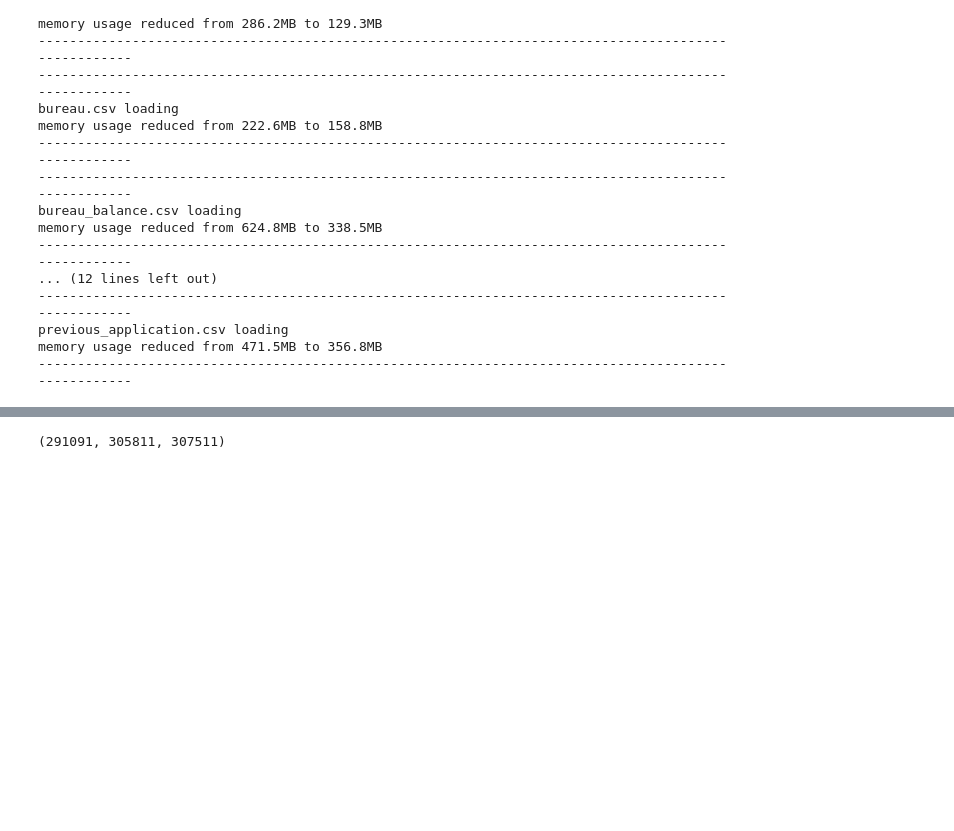
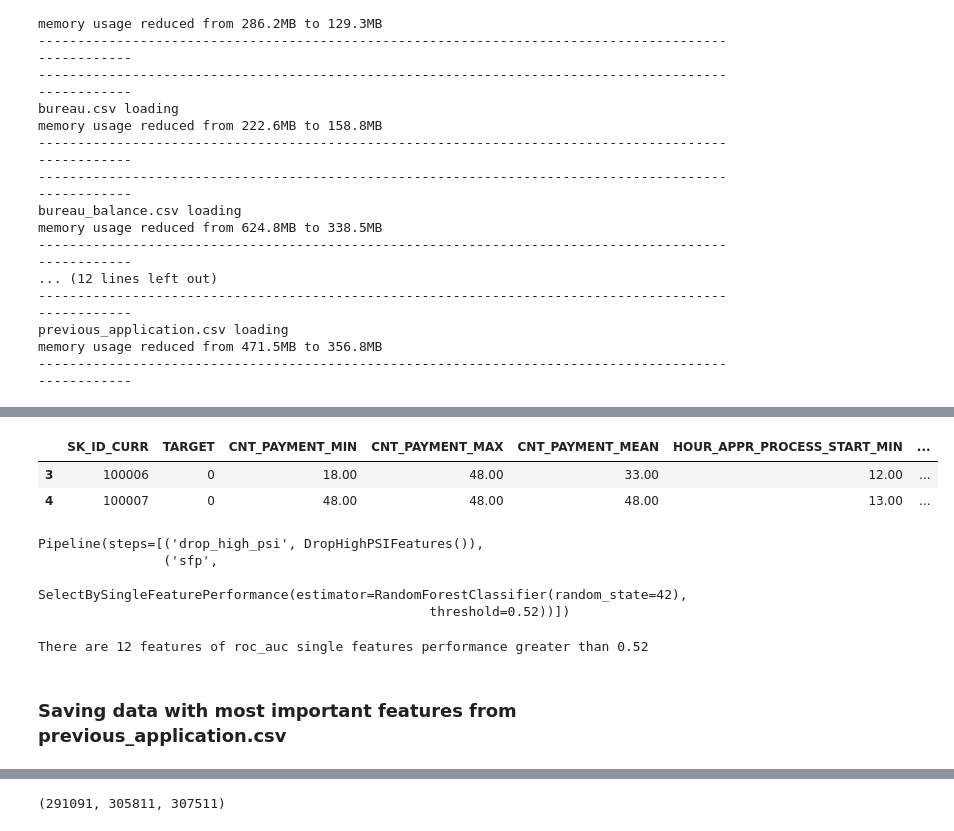
Before and after one commit to malgorzatakolka/HomeCreditDefaultRisk, a Jupyter notebook: Engineering.ipynb, the cells around one changed output, grey strips where cells are left out. Drawn from its saved outputs; the diff is of its cells as text; code cells hidden in the pictures; blank space fills up the shorter version.

```diff
--- a/Engineering.ipynb
+++ b/Engineering.ipynb
@@ -129,0 +405,2 @@ memory usage reduced from 471.5MB to 356.8MB
+# %%
+application_train = reduce_memory_usage(pd.read_csv('application_train.csv')).loc[:, ['SK_ID_CURR', 'TARGET']]
@@ -129,0 +441,3 @@ memory usage reduced from 471.5MB to 356.8MB
+# %%
+# Removing nonsence values form DAYS_FIRST_DRAWING
+previous.loc[previous['DAYS_FIRST_DRAWING'] == 365243] = np.nan
@@ -129,0 +470,25 @@ memory usage reduced from 471.5MB to 356.8MB
+# %%
+# Make a list of categorical variables
+categorical = [var for var in previous.columns if previous[var].dtype == 'O']
+
+# Filling in missing values
+ci = CategoricalImputer(fill_value='XNA', variables=categorical)
+previous = ci.fit_transform(previous)
+
+# Performing RareLabelEncoding -> fitting on training data to prevent leakage
+rle = RareLabelEncoder(tol=0.04, n_categories=1, variables=categorical)
+rle.fit(previous.loc[previous['SK_ID_CURR'].isin(previous_id_curr_train)])
+previous = rle.transform(previous)
+
+# Encoding categorical features with OneHotEncoder
+ohe = OneHotEncoder()
+ohe.fit(previous[categorical + ['SK_ID_CURR']])
+encoded_categorical = ohe.transform(previous[categorical + ['SK_ID_CURR']])
+
+# Aggregation of categorical variables
+agg_categorical = encoded_categorical.groupby(['SK_ID_CURR']).agg(['sum'])
+agg_categorical.columns = [f"{'_'.join(ele).upper().replace(' ', '_')}" for ele in agg_categorical.columns]
+
+# Merging with target variable
+merged_categorical = application_train.merge(agg_categorical, left_on='SK_ID_CURR', right_index=True, how='inner')
+merged_categorical.head(2)
@@ -129,0 +540,18 @@ memory usage reduced from 471.5MB to 356.8MB
+# %%
+# Aggregate numerical features
+agg_numerical = previous[numerical].drop('SK_ID_PREV', axis=1).groupby(['SK_ID_CURR']).agg(['min', 'max', 'mean'])
+agg_numerical.columns = ['_'.join(ele).upper() for ele in agg_numerical.columns]
+
+# Generate a count of previous credits
+previous_count = previous.groupby(['SK_ID_CURR'])['SK_ID_PREV'].count().to_frame()
+
+# Merge aggregation and count frames
+agg_numerical['SK_ID_PREV_COUNT'] = previous_count['SK_ID_PREV']
+
+# Merge with target variable
+merged_numerical = application_train.merge(agg_numerical, left_on='SK_ID_CURR', right_index=True)
+merged_numerical.head(2)
+# %% [output]
+|  | SK_ID_CURR | TARGET | CNT_PAYMENT_MIN | CNT_PAYMENT_MAX | CNT_PAYMENT_MEAN | HOUR_APPR_PROCESS_START_MIN | ... |
+| 3 | 100006 | 0 | 18.00 | 48.00 | 33.00 | 12.00 | ... |
+| 4 | 100007 | 0 | 48.00 | 48.00 | 48.00 | 13.00 | ... |
@@ -129,0 +568,19 @@ memory usage reduced from 471.5MB to 356.8MB
+# %%
+# Fitting selection pipe
+selection_pipe.fit(X, y)
+# %% [output]
+Pipeline(steps=[('drop_high_psi', DropHighPSIFeatures()),
+                ('sfp',
+                 SelectBySingleFeaturePerformance(estimator=RandomForestClassifier(random_state=42),
+                                                  threshold=0.52))])
+# %%
+# Getting features to drop from the selection pipeline
+features_to_drop = selection_pipe.named_steps['drop_high_psi'].features_to_drop_ + selection_pipe.named_steps['sfp'].features_to_drop_
+
+# Removing not important features and 'TARGET' from categorical set of features
+merged_numerical.drop((features_to_drop + ['TARGET']), axis=1, inplace=True)
+print(f'There are {merged_numerical.shape[1]} features of roc_auc single features performance greater than 0.52')
+# %% [output]
+There are 12 features of roc_auc single features performance greater than 0.52
+# %% [markdown]
+### Saving data with most important features from previous_application.csv
```
Also changed, not shown: parts of 208 cells of this notebook.
